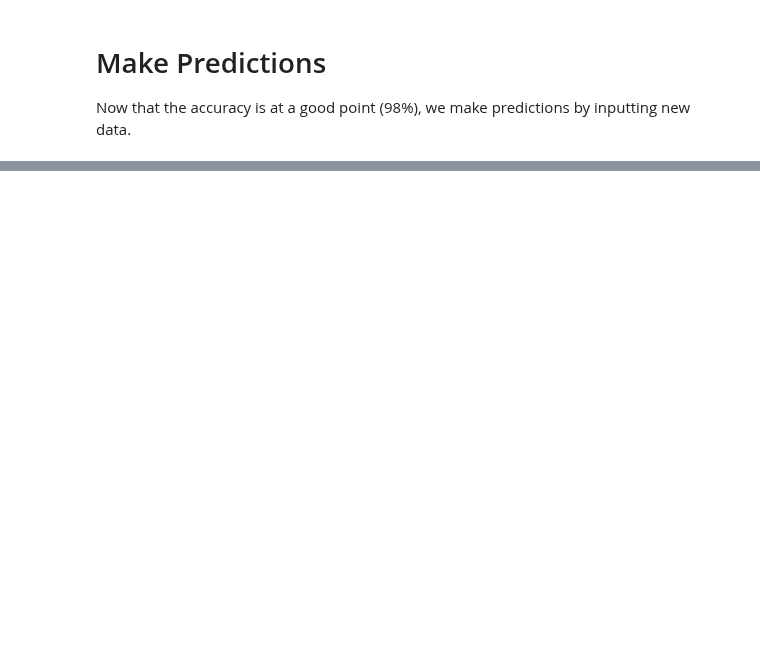
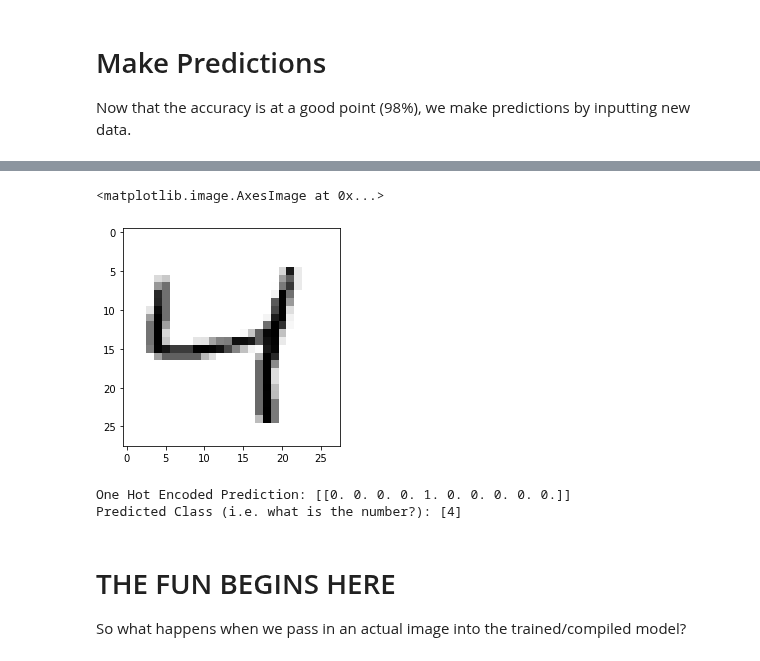
Before and after one commit to gianmillare/Machine-Learning-AI, a Jupyter notebook: University of California, Berkeley - AI ML Sessions/Part 32 - MNIST.ipynb, the cells around one changed output, grey strips where cells are left out. Drawn from its saved outputs; the diff is of its cells as text; code cells hidden in the pictures; blank space fills up the shorter version.

```diff
--- a/University of California, Berkeley - AI ML Sessions/Part 32 - MNIST.ipynb
+++ b/University of California, Berkeley - AI ML Sessions/Part 32 - MNIST.ipynb
@@ -214,0 +242,21 @@ Now that the accuracy is at a good point (98%), we make predictions by inputting
+# %%
+# Step 17: grab one data point to test with (4) --> The third number in the output set
+test = np.expand_dims(X_train[2], axis=0)
+# %%
+# Step 18: Make the prediction
+model.predict(test).round()
+plt.imshow(scaler.inverse_transform(test).reshape(28,28), cmap=plt.cm.Greys)
+# %% [output]
+<matplotlib.image.AxesImage at 0x...>
+[figure, added]
+# %%
+# Step 19: We can also predict verbally
+print(f"One Hot Encoded Prediction: {model.predict(test).round()}")
+print(f"Predicted Class (i.e. what is the number?): {model.predict_classes(test)}")
+# %% [output]
+One Hot Encoded Prediction: [[0. 0. 0. 0. 1. 0. 0. 0. 0. 0.]]
+Predicted Class (i.e. what is the number?): [4]
+# %% [markdown]
+# THE FUN BEGINS HERE
+
+So what happens when we pass in an actual image into the trained/compiled model?
```
Also changed, not shown: parts of 9 cells of this notebook, 1 other file.
